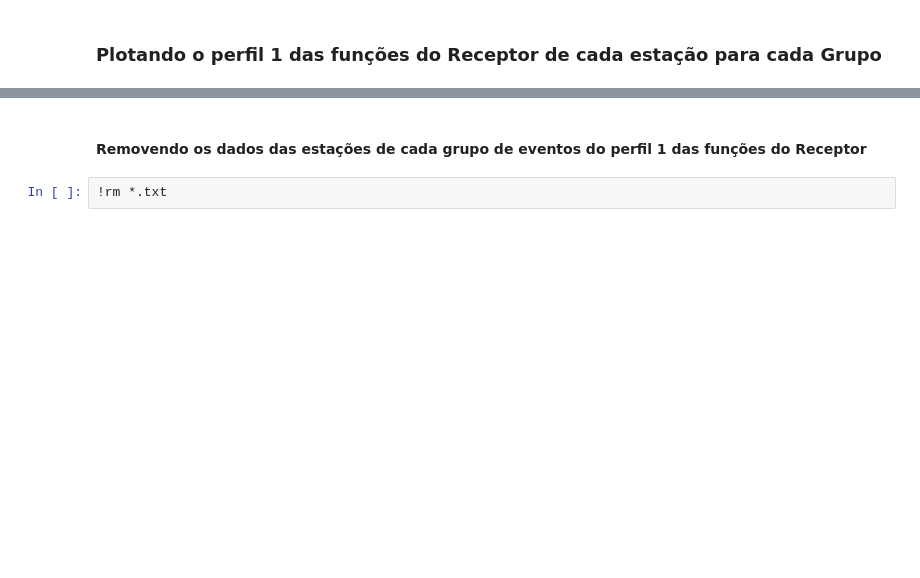
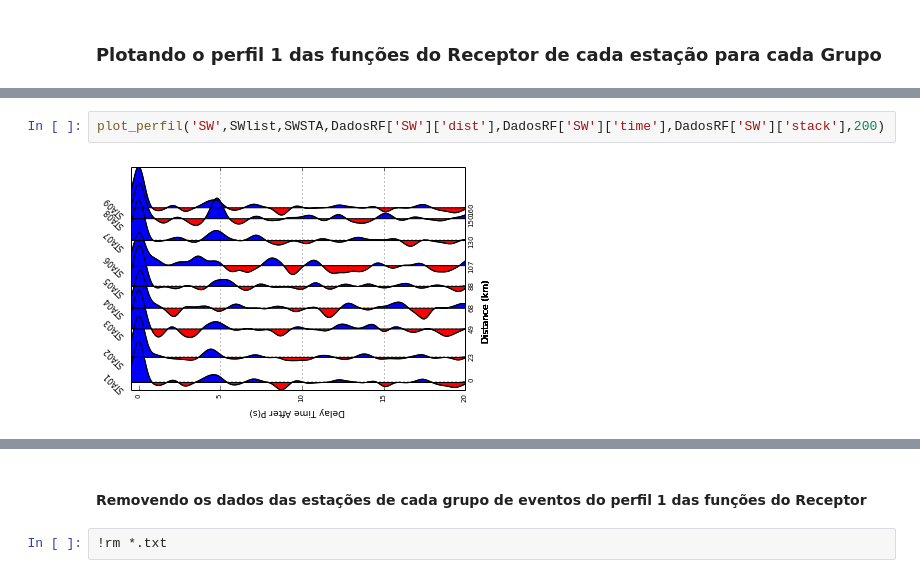
Before and after one commit to dIOGOLOC/projeto_mestrado, a Jupyter notebook: plotagem_perfil_estacoes.ipynb, the cells around one changed output, grey strips where cells are left out. Drawn from its saved outputs; the diff is of its cells as text; blank space fills up the shorter version.

```diff
--- a/plotagem_perfil_estacoes.ipynb
+++ b/plotagem_perfil_estacoes.ipynb
@@ -206,0 +140,4 @@ if NWlist != []:
+# %%
+plot_perfil('SW',SWlist,SWSTA,DadosRF['SW']['dist'],DadosRF['SW']['time'],DadosRF['SW']['stack'],200)
+# %% [output]
+[figure, added]
```
Also changed, not shown: parts of 50 cells of this notebook.
